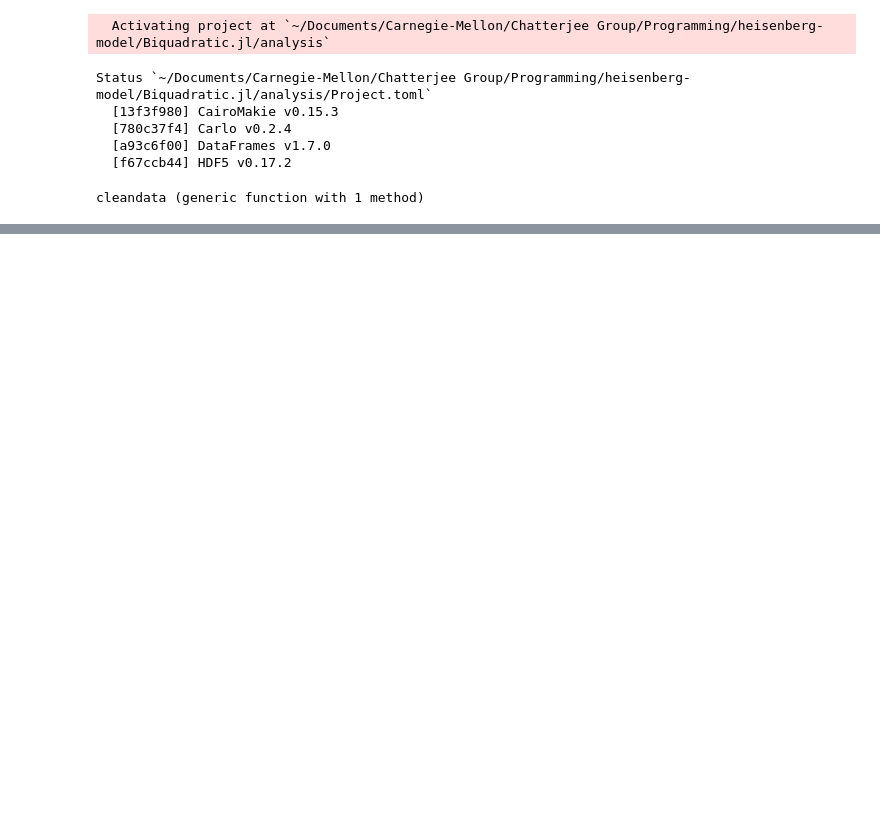
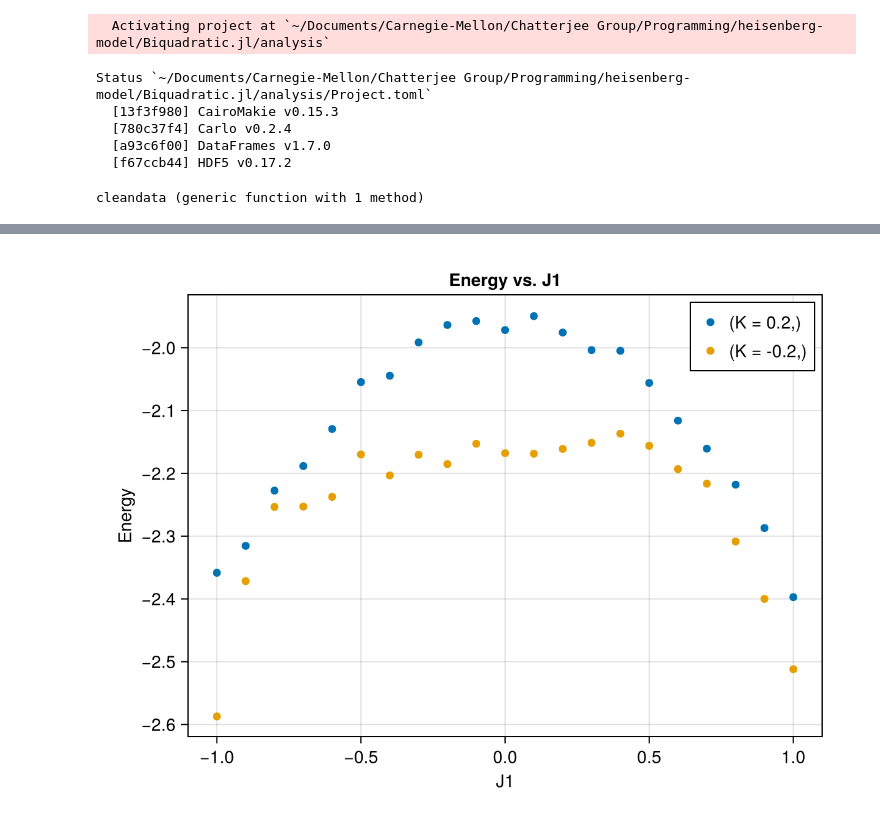
Before and after one commit to PatXue/Biquadratic.jl, a Jupyter notebook: analysis/j1-sweep.ipynb, the cells around one changed output, grey strips where cells are left out. Cells and saved outputs as stored; diff of their text form; code cells hidden in the pictures; blank space fills up the shorter version.

```diff
--- a/analysis/j1-sweep.ipynb
+++ b/analysis/j1-sweep.ipynb
@@ -112,3 +112,13 @@ generatePlot(
+# %%
+narrow_data = groupby(subset(data, :J1 => J1 -> -1.0 .<= J1 .<= 1.0), [:K])
+generatePlot(
+    narrow_data, :J1, :Energy;
+    title="Energy vs. J1",
+    xlabel="J1",
+    ylabel="Energy"
+)
+# %% [output]
+[figure, added]
 # %%
 fig = Figure()
 
```
Also changed, not shown: parts of 4 cells of this notebook.
